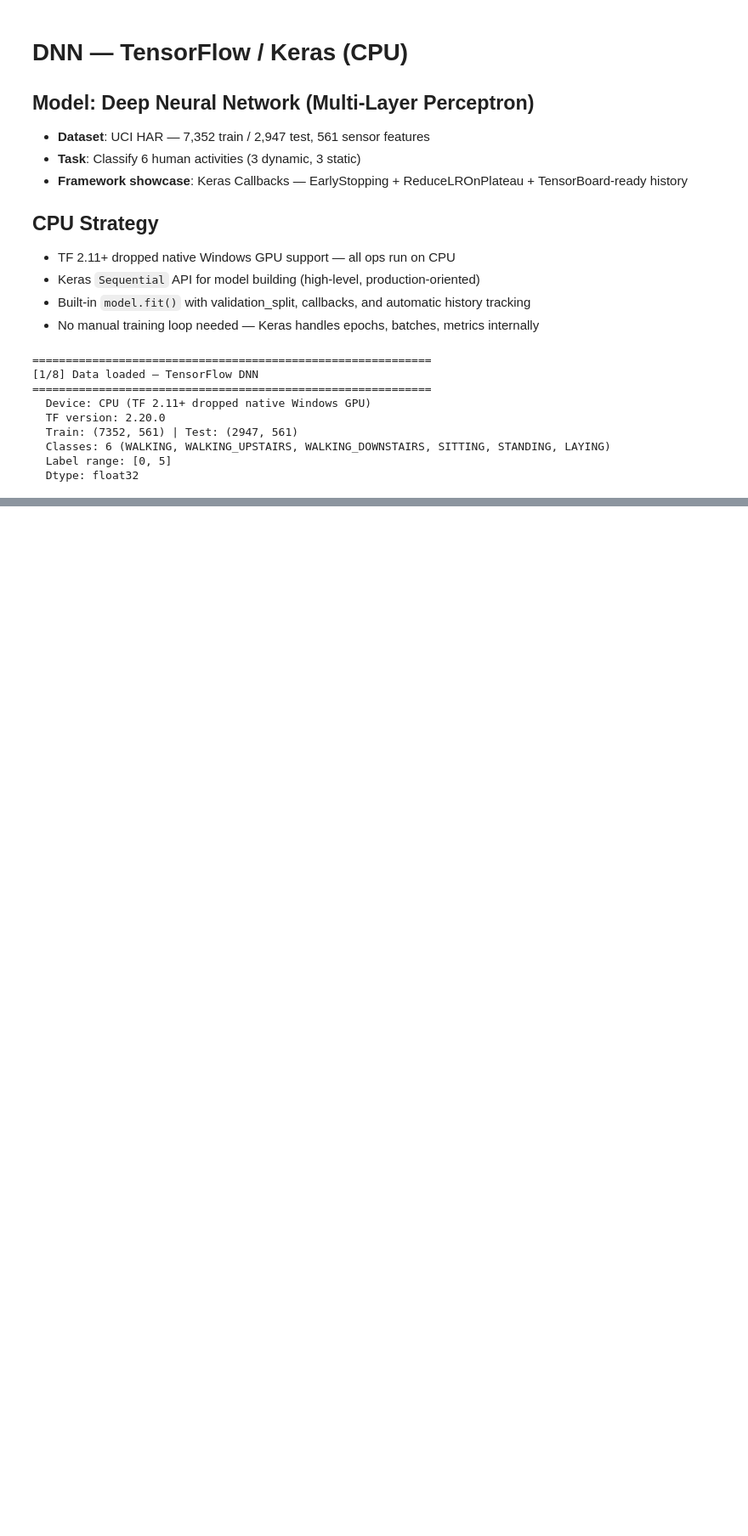
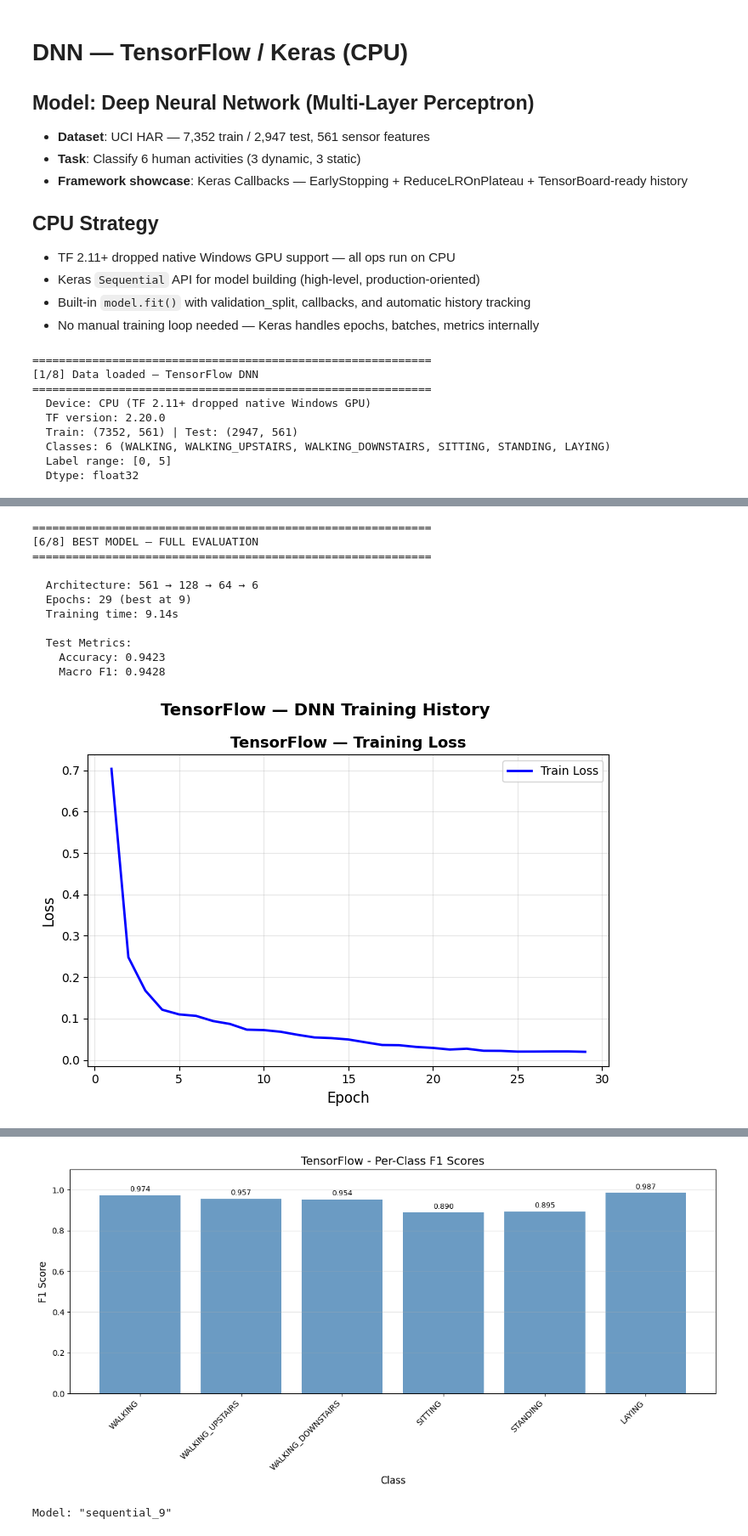
Before and after one commit to GoudyMT/ml-framework-comparison, a Jupyter notebook: TensorFlow/09-dnn/pipeline.ipynb, the cells around one changed output, grey strips where cells are left out. Shown at 85% size. Drawn from its saved outputs; the diff is of its cells as text; code cells hidden in the pictures; blank space fills up the shorter version.

```diff
--- a/TensorFlow/09-dnn/pipeline.ipynb
+++ b/TensorFlow/09-dnn/pipeline.ipynb
@@ -157,0 +409,66 @@ print(f"  Val acc: {history_base.history['val_accuracy'][0]:.4f} -> {max(history
+# %%
+# Step 6: Retrain best architecture (128-64) with full evaluation
+print("=" * 60)
+print("[6/8] BEST MODEL — FULL EVALUATION")
+print("=" * 60)
+
+best_model = build_model((128, 64), dropout=0.3)
+
+with track_performance() as perf:
+    h_best = best_model.fit(
+        X_train, y_train, epochs=200, batch_size=BATCH_SIZE, validation_split=0.1,
+        callbacks=[
+            keras.callbacks.EarlyStopping(monitor='val_accuracy', patience=20,
+                                          restore_best_weights=True),
+            keras.callbacks.ReduceLROnPlateau(monitor='val_accuracy', factor=0.5,
+                                              patience=5)
+        ],
+        verbose=0
+    )
+
+y_pred = best_model.predict(X_test, verbose=0).argmax(axis=1)
+metrics = evaluate_classifier(y_test, y_pred)
+n_params = best_model.count_params()
+
+n_epochs = len(h_best.history['loss'])
+best_val_acc = max(h_best.history['val_accuracy'])
+best_epoch = h_best.history['val_accuracy'].index(best_val_acc) + 1
+
+print(f"\n  Architecture: 561 → 128 → 64 → 6")
+print(f"  Epochs: {n_epochs} (best at {best_epoch})")
+print(f"  Training time: {perf['time']:.2f}s")
+print(f"\n  Test Metrics:")
+print(f"    Accuracy: {metrics['accuracy']:.4f}")
+print(f"    Macro F1: {metrics['macro_f1']:.4f}")
+
+# Training history
+history = {
+    'train_loss': h_best.history['loss'],
+    'val_acc': h_best.history['val_accuracy']
+}
+plot_training_history(history, FRAMEWORK,
+                      save_path=f'{RESULTS_DIR}/training_history_best.png')
+
+# Confusion matrix
+plot_confusion_matrix_multiclass(y_test, y_pred, ACTIVITY_NAMES, FRAMEWORK,
+                                  save_path=f'{RESULTS_DIR}/confusion_matrix.png')
+
+# Per-class F1
+plot_per_class_f1(y_test, y_pred, ACTIVITY_NAMES, FRAMEWORK,
+                   save_path=f'{RESULTS_DIR}/per_class_f1.png')
+
+# Model summary
+best_model.summary()
+# %% [output]
+============================================================
+[6/8] BEST MODEL — FULL EVALUATION
+============================================================
+
+  Architecture: 561 → 128 → 64 → 6
+  Epochs: 29 (best at 9)
+  Training time: 9.14s
+
+  Test Metrics:
+    Accuracy: 0.9423
+    Macro F1: 0.9428
+[figure, added]
@@ -157,0 +476,2 @@ print(f"  Val acc: {history_base.history['val_accuracy'][0]:.4f} -> {max(history
+[figure, added]
+Model: "sequential_9"
```
Also changed, not shown: parts of 7 cells of this notebook, 7 other files.
